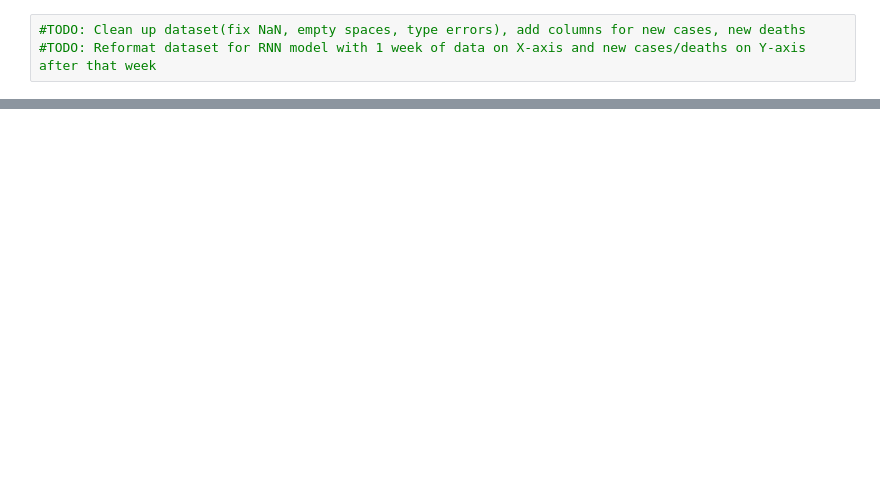
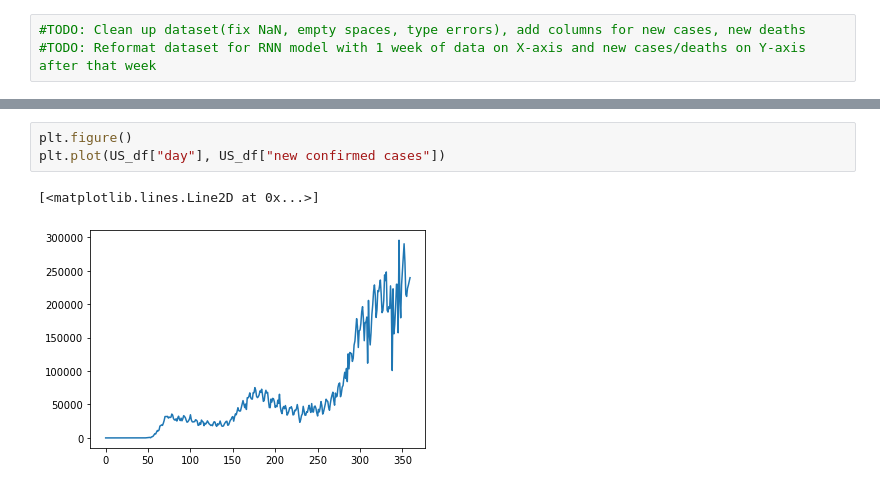
Before and after one commit to TheTimeLord/Covid-19-ML-project, a Jupyter notebook: main.ipynb, the cells around one changed output, grey strips where cells are left out. Saved outputs shown, nothing was run; the diff lists cells and outputs as text; blank space fills up the shorter version.

```diff
--- a/main.ipynb
+++ b/main.ipynb
@@ -69,0 +76,6 @@ memory usage: 35.2+ KB
+# %%
+plt.figure()
+plt.plot(US_df["day"], US_df["new confirmed cases"])
+# %% [output]
+[<matplotlib.lines.Line2D at 0x...>]
+[figure, added]
```
Also changed, not shown: parts of 6 cells of this notebook.
